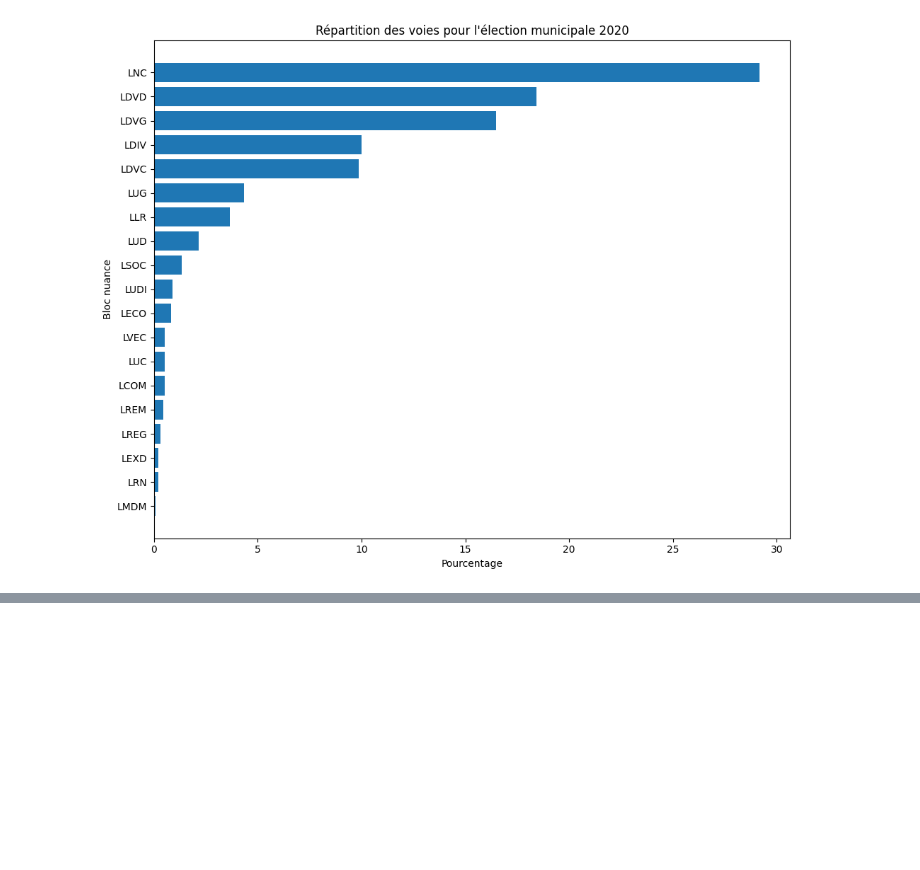
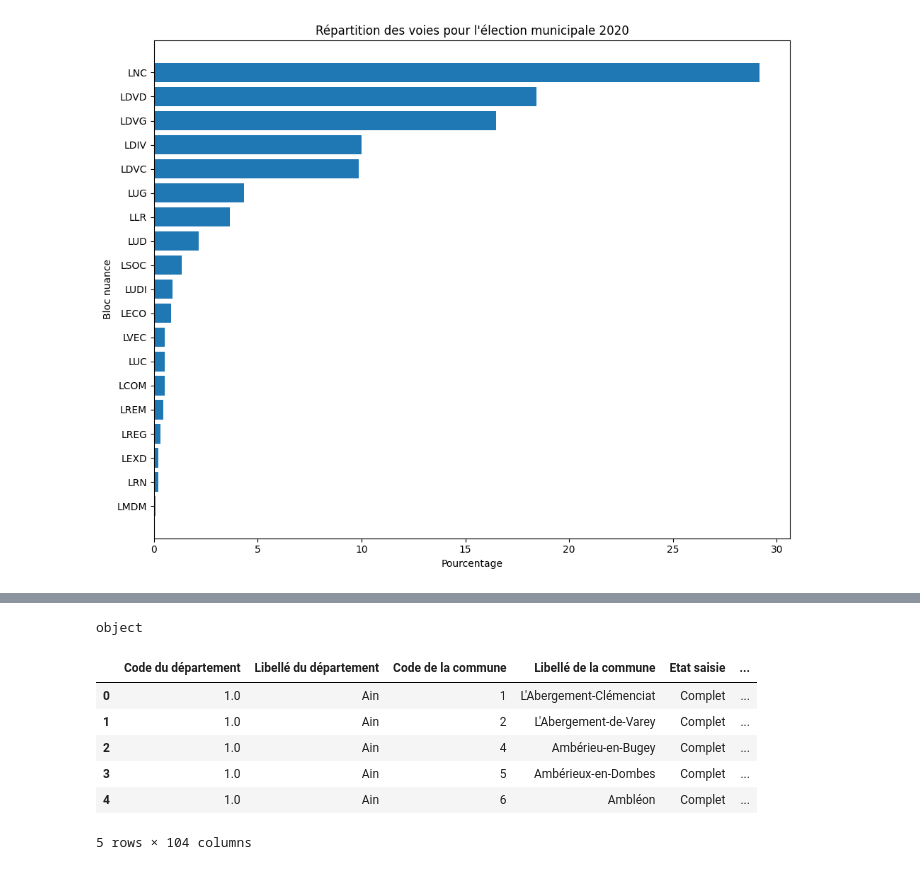
Before and after one commit to romainratajczyk/ENSAE-S1-Python-Project, a Jupyter notebook: Data formatting.ipynb, the cells around one changed output, grey strips where cells are left out. Cells and saved outputs as stored; diff of their text form; code cells hidden in the pictures; blank space fills up the shorter version.

```diff
--- a/Data formatting.ipynb
+++ b/Data formatting.ipynb
@@ -282,0 +297,24 @@ plt.show()
+# %%
+#On filtre d'abord aux communes qui nous intéressent
+df = pd.DataFrame(resultats_2022)
+print(df['Code du département'].dtype)
+
+
+resultats_2022['Code du département'] = pd.to_numeric(resultats_2022['Code du département'], errors='coerce')
+resultats_2022 = resultats_2022[resultats_2022['Code du département'] < 900]
+
+
+resultats_2022['Code commune'] = (
+    resultats_2022['Code du département'].astype(int).astype(str).str.zfill(2) +
+    resultats_2022['Code de la commune'].astype(str).str.zfill(3)
+)
+resultats_2022.head()
+# %% [output]
+object
+|  | Code du département | Libellé du département | Code de la commune | Libellé de la commune | Etat saisie | ... |
+| 0 | 1.0 | Ain | 1 | L'Abergement-Clémenciat | Complet | ... |
+| 1 | 1.0 | Ain | 2 | L'Abergement-de-Varey | Complet | ... |
+| 2 | 1.0 | Ain | 4 | Ambérieu-en-Bugey | Complet | ... |
+| 3 | 1.0 | Ain | 5 | Ambérieux-en-Dombes | Complet | ... |
+| 4 | 1.0 | Ain | 6 | Ambléon | Complet | ... |
+5 rows × 104 columns
```
Also changed, not shown: parts of 5 cells of this notebook, 1 other file.
